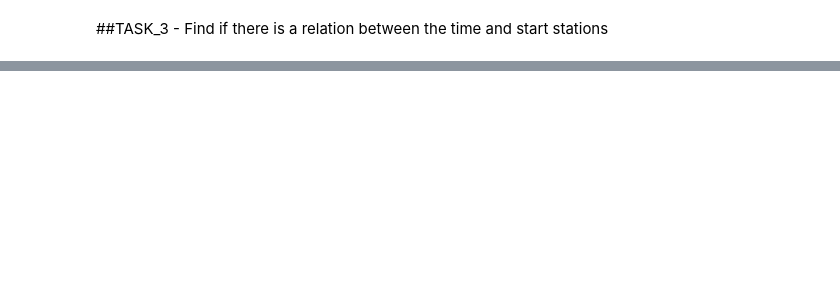
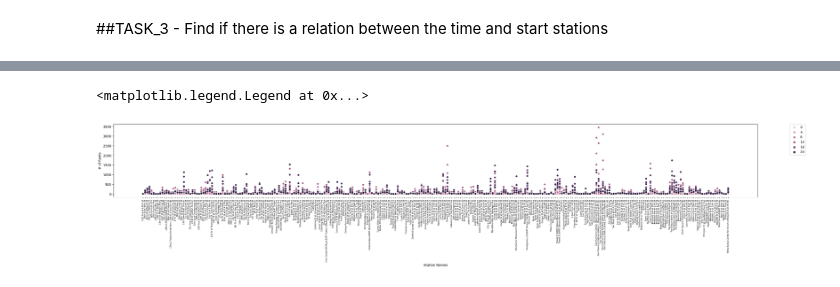
Before and after one commit to Faiza3107/develhope-Data5-Team3, a Jupyter notebook: week_4/Week4_Onur.ipynb, the cells around one changed output, grey strips where cells are left out. Cells and saved outputs as stored; diff of their text form; code cells hidden in the pictures; blank space fills up the shorter version.

```diff
--- a/week_4/Week4_Onur.ipynb
+++ b/week_4/Week4_Onur.ipynb
@@ -133,0 +151,5 @@ sn.barplot(x= pd_2["hour"], y= pd_2['total_count'], data=pd_2)
+# %%
+df_station=df.select(['start_station_name','start_time']).groupBy(['start_station_name', F.hour('start_time').alias('hour')]).agg(F.count('start_time').alias('# of Rents')).sort(['start_station_name','hour'])
+pd_station=df_station.toPandas()
+
+pd_station.to_csv('G:\My Drive\Develhope\develhope-Data5-Team3\Data/task_3.csv')
@@ -133,0 +166,10 @@ sn.barplot(x= pd_2["hour"], y= pd_2['total_count'], data=pd_2)
+# %%
+plt.figure(figsize=(35,4))
+sn.scatterplot(x= pd_station['start_station_name'], y= pd_station['# of Rents'], hue='hour',data=pd_station)
+plt.autoscale(enable=True)
+plt.xlabel(xlabel='Station Names')
+plt.xticks(rotation=90, fontsize=6)
+plt.legend(bbox_to_anchor=(1.05, 1), loc='upper left', borderaxespad=0)
+# %% [output]
+<matplotlib.legend.Legend at 0x...>
+[figure, added]
```
Also changed, not shown: parts of 14 cells of this notebook, 1 other file.
